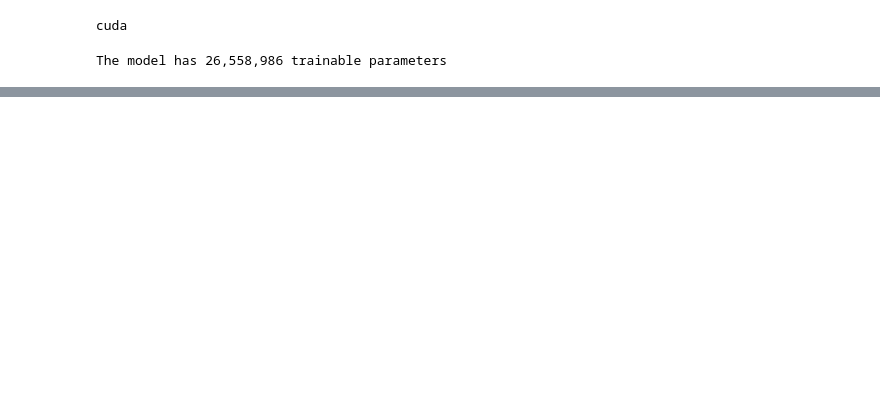
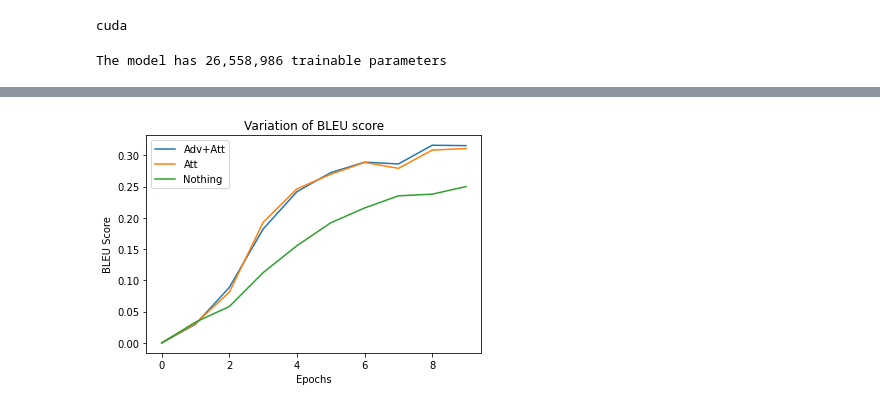
Before and after one commit to parth-shettiwar/Efficient-Neural-Machine-Translation, a Jupyter notebook: adv.ipynb, the cells around one changed output, grey strips where cells are left out. Drawn from its saved outputs; the diff is of its cells as text; code cells hidden in the pictures; blank space fills up the shorter version.

```diff
--- a/adv.ipynb
+++ b/adv.ipynb
@@ -635,0 +664,15 @@ BLEU score = 30.71
+# %%
+fig = plt.figure()
+adv_att = [0, 0.029847215696862498, 0.08871566321754082, 0.18212572484584194, 0.24186216404608932, 0.27230911505108274, 0.28904786705970764, 0.28619252623998076, 0.3160997648238185, 0.31546737346277787]
+att = [0, 0.03105821514994027, 0.08108653435804296, 0.19269258631544273, 0.246329438747153, 0.26966697612763507, 0.2886365711183409, 0.27918667003426206, 0.3083132972791218, 0.3109098321290997]
+bl = [0, 0.03323553584133831, 0.05812844697892875, 0.11240297388363661, 0.15551539536785797, 0.19207579264301675, 0.2158014914180768, 0.23518141187294409, 0.23788576730473643, 0.2500137388706207]
+plt.plot(range(0,10),adv_att,label="Adv+Att")
+plt.plot(range(0,10),att,label="Att")
+plt.plot(range(0,10),bl,label="Nothing")
+plt.xlabel("Epochs")
+plt.ylabel("BLEU Score")
+plt.legend()
+plt.title("Variation of BLEU score")
+plt.savefig('attention-adverserial.png')
+# %% [output]
+[figure, added]
```
Also changed, not shown: parts of 8 cells of this notebook, 2 other files.
